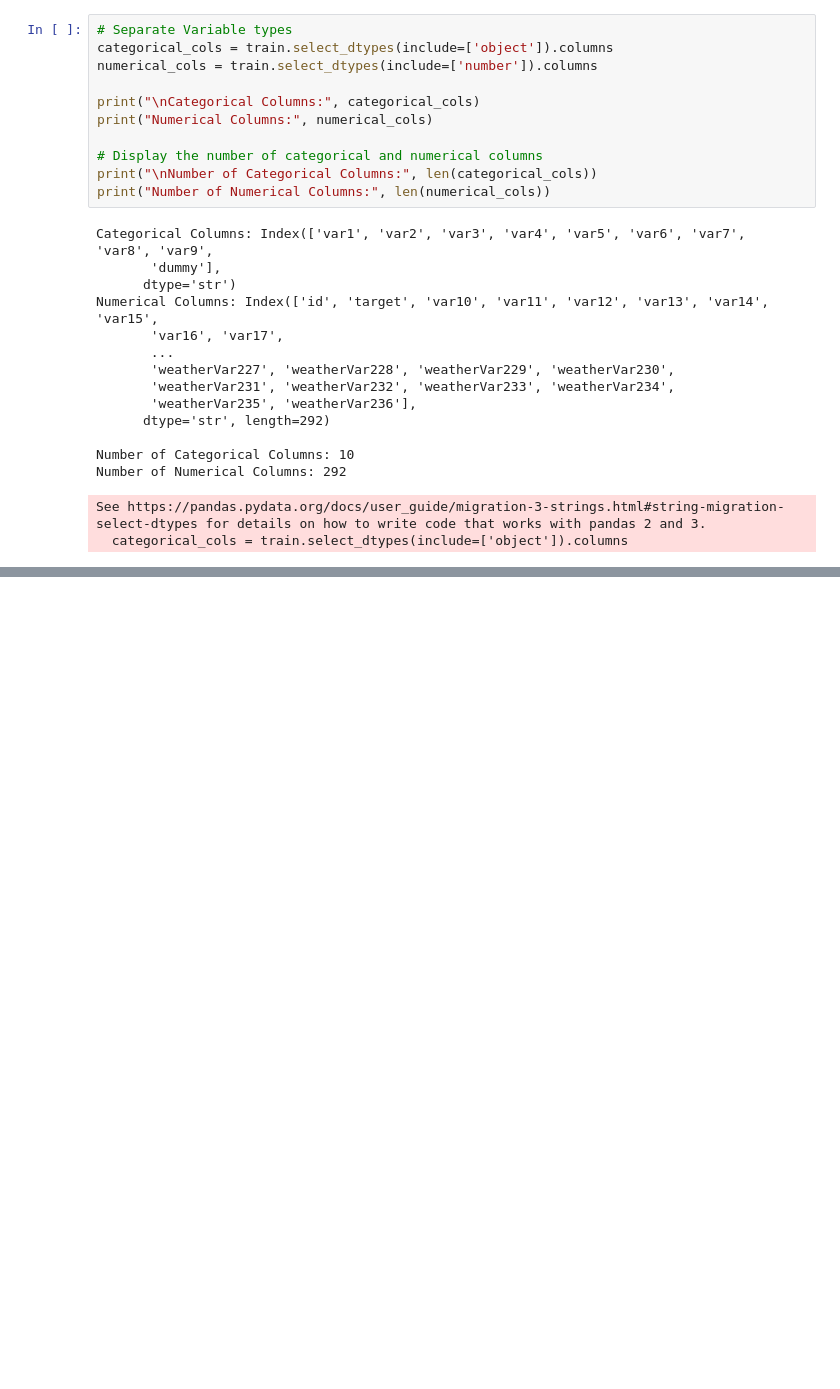
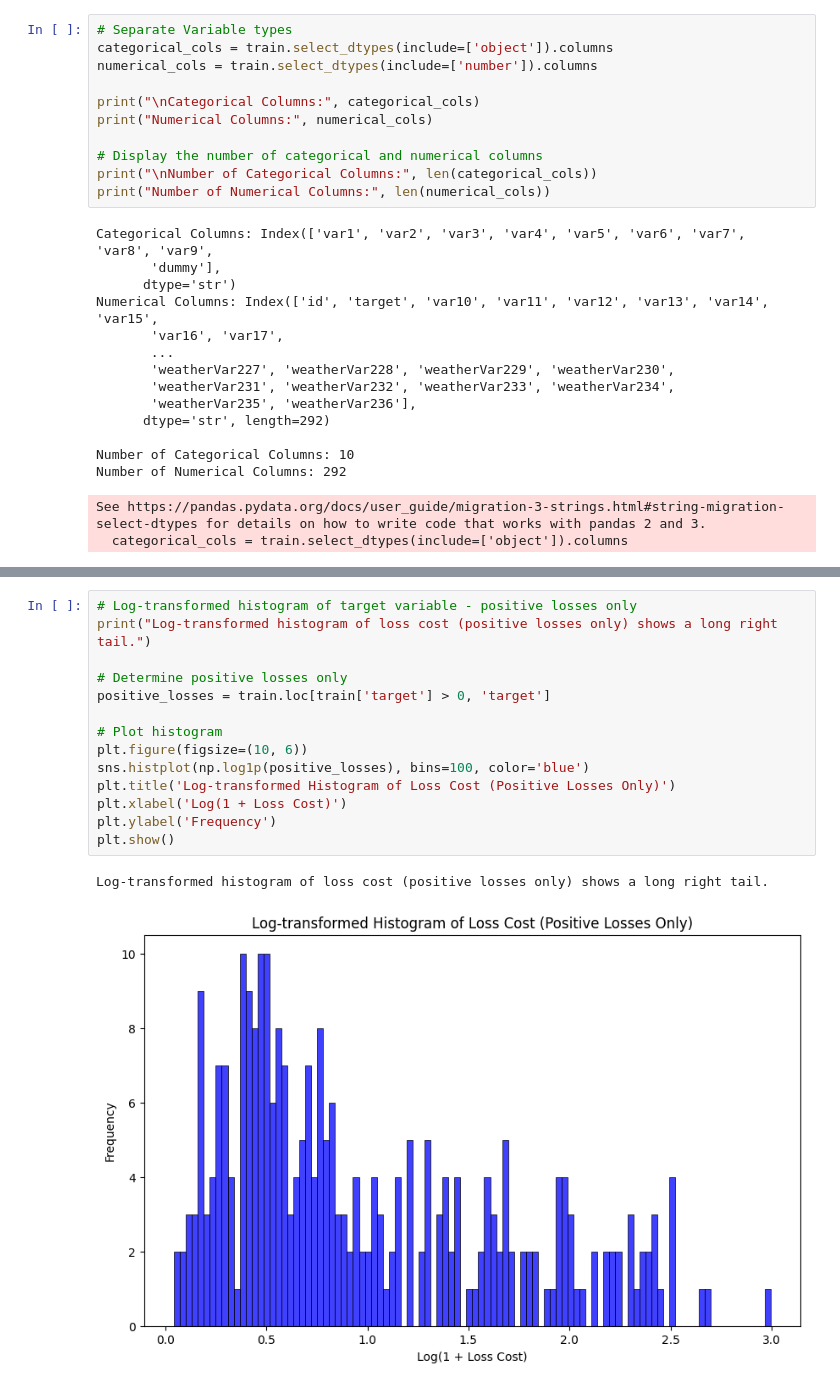
Before and after one commit to uni-Deb7943/TMU-CIND820, a Jupyter notebook: Allen_Debra_InitialResults.ipynb, the cells around one changed output, grey strips where cells are left out. Saved outputs shown, nothing was run; the diff lists cells and outputs as text; blank space fills up the shorter version.

```diff
--- a/Allen_Debra_InitialResults.ipynb
+++ b/Allen_Debra_InitialResults.ipynb
@@ -192,0 +262,17 @@ Maximum observed loss cost: 25.9
+# %%
+# Log-transformed histogram of target variable - positive losses only
+print("Log-transformed histogram of loss cost (positive losses only) shows a long right tail.")
+
+# Determine positive losses only
+positive_losses = train.loc[train['target'] > 0, 'target']
+
+# Plot histogram
+plt.figure(figsize=(10, 6))
+sns.histplot(np.log1p(positive_losses), bins=100, color='blue')
+plt.title('Log-transformed Histogram of Loss Cost (Positive Losses Only)')
+plt.xlabel('Log(1 + Loss Cost)')
+plt.ylabel('Frequency')
+plt.show()
+# %% [output]
+Log-transformed histogram of loss cost (positive losses only) shows a long right tail.
+[figure, added]
```
Also changed, not shown: parts of 7 cells of this notebook.
